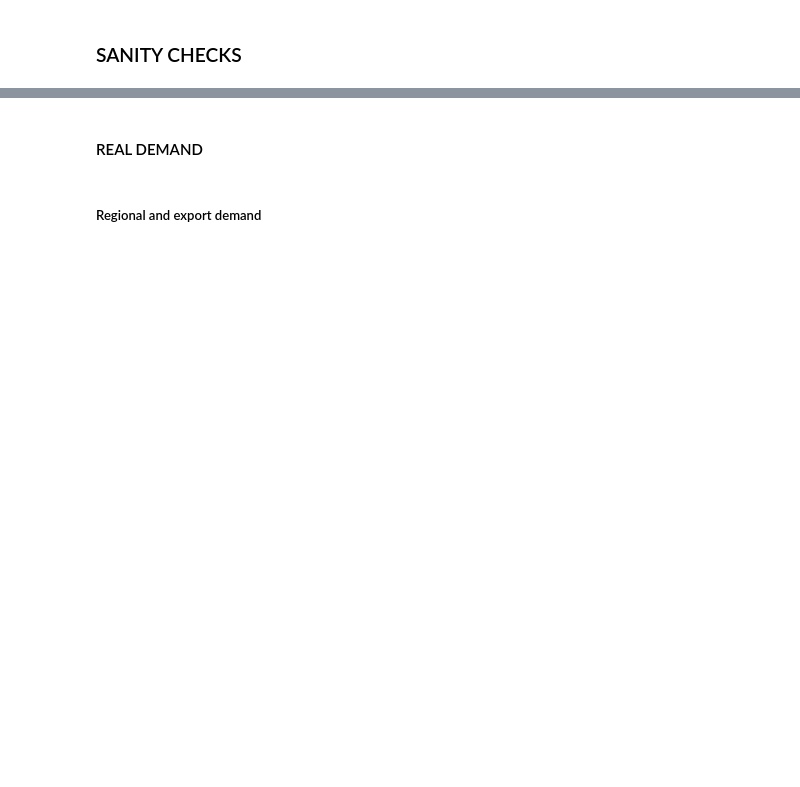
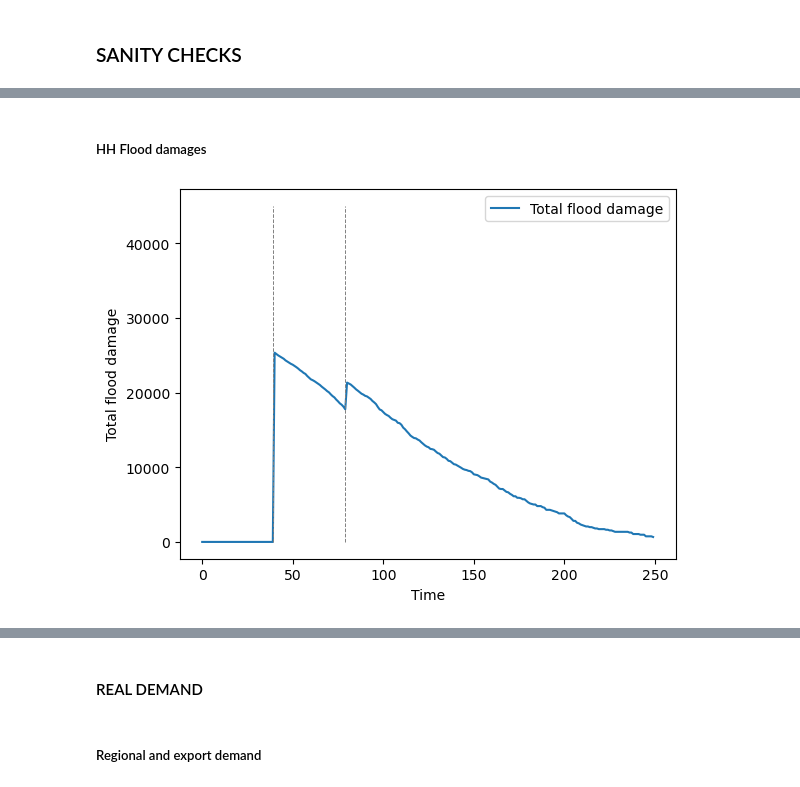
Before and after one commit to ghsher/CRAB_EM, a Jupyter notebook: Validation_checks.ipynb, the cells around one changed output, grey strips where cells are left out. Saved outputs shown, nothing was run; the diff lists cells and outputs as text; code cells hidden in the pictures; blank space fills up the shorter version.

```diff
--- a/Validation_checks.ipynb
+++ b/Validation_checks.ipynb
@@ -121,0 +121,8 @@ plt.show()
+# %% [markdown]
+##### HH Flood damages
+# %%
+plot_all_runs(model_vars_df_list, "Total flood damage")
+plt.vlines(flood_timesteps, ymin=0, ymax=45000, color="grey", linestyle="--", linewidth=0.7)
+plt.show()
+# %% [output]
+[figure, added]
```
Also changed, not shown: parts of 27 cells of this notebook, 5 other files.
